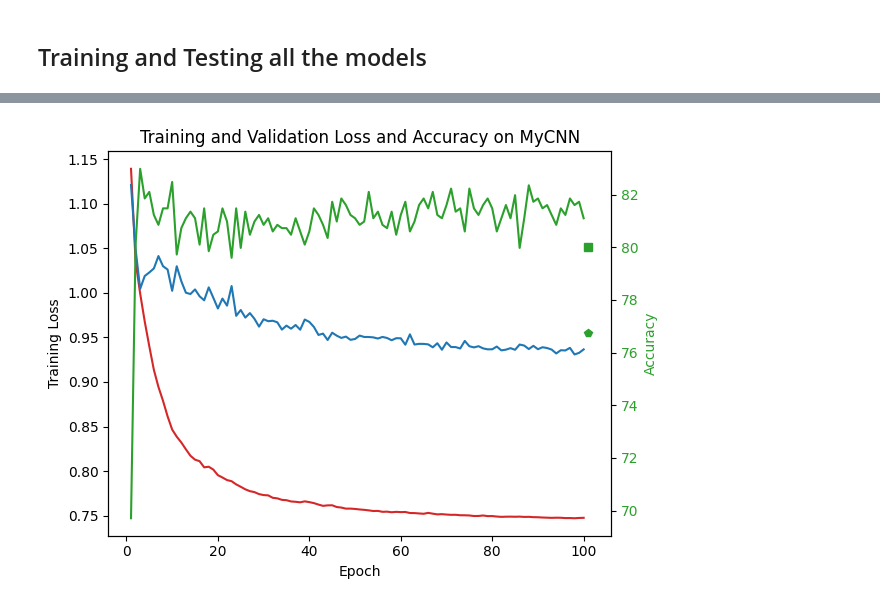
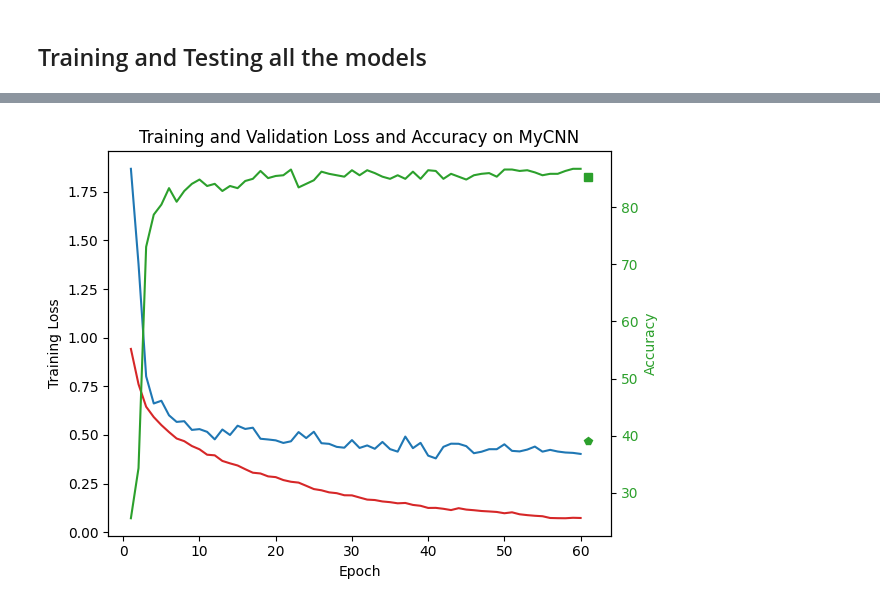
Before and after one commit to Akashkharita/PNW_Seismic_Event_Classification, a Jupyter notebook: deep_learning/Train_CNN_models.ipynb, the cells around one changed output, grey strips where cells are left out. Saved outputs shown, nothing was run; the diff lists cells and outputs as text; code cells hidden in the pictures.

Commit message:
experimenting on model design

```diff
--- a/deep_learning/Train_CNN_models.ipynb
+++ b/deep_learning/Train_CNN_models.ipynb
@@ -92,7 +92,7 @@ cat_noise['event_id'] = [cat_noise['trace_start_time'][i]+'_noise' for i in rang
 # %% [markdown]
 ### Data Prep
 # %%
-start=-40
+start=-50
 input_window_length=100 # in seconds
 fs=50 # target sampling rate
 
@@ -110,7 +110,8 @@ train_split = 70
 val_split=20
 test_split = 10
 learning_rate=0.001
-batch_size=64
-n_epochs=100
+batch_size=128
+n_epochs=60
+dropout=0.2
 criterion=nn.CrossEntropyLoss()
 # %% [markdown]
@@ -119,7 +120,7 @@ criterion=nn.CrossEntropyLoss()
 # defining a very simple CNN
 
 class MyCNN(nn.Module):
-    def __init__(self, num_classes=4, num_channels = 3):
+    def __init__(self, num_classes=4, num_channels = 3,dropout_rate=0.2):
         super(MyCNN, self).__init__()
         # Define the layers of the CNN architecture
         self.conv1 = nn.Conv1d(in_channels= num_channels, out_channels=8, kernel_size=9,stride=1,padding='same')
@@ -152,23 +153,25 @@ class MyCNN(nn.Module):
         # fc_input_size = self._get_conv_output_size(num_channels, 5000)
 
         # define dropout
-        self.dropout = nn.Dropout(0.2)
+        self.dropout = nn.Dropout(dropout_rate)
 
     def forward(self, x):
         x = F.relu(self.bn1(self.conv1(x))) # feature extraction, output size of 8,5000
         x = self.pool1(F.relu(self.bn2(self.conv2(x)))) # feature extraction, output size of 8,1250
+        x = self.dropout(x)
         # max pooling is done at this point, but after the 2 convolutions to avoid aliasing
         x = F.relu(self.bn3(self.conv3(x))) # feature extraction, output size of 16,1250
         x = self.pool1(F.relu(self.bn4(self.conv4(x)))) # feature extraction, output size of 16, 312
+        x = self.dropout(x)
         x =  F.relu(self.bn5(self.conv5(x))) # feature extraction, output size of 32, 312
         x = self.pool1(F.relu(self.bn6(self.conv6(x)))) # feature extraction, output size of 32, 78
+        x = self.dropout(x)
         x = F.relu(self.bn7(self.conv7(x))) # feature extraction, output size of 64, 78
         x = x.view(x.size(0), -1) # Flatten before fully connected layer, 4992 features!
+        x = self.dropout(x)
         x = F.relu(self.fc1_bn(self.fc1(x)))  # classifier
         x = self.fc2_bn(self.fc2(x)) # classifier
-
-        # Apply softmax for probabilities
-        x = torch.softmax(x, dim=1)
+        # do not apply softmax here, as it will be applied in the loss function
 
         return x
 # %%
@@ -195,13 +198,14 @@ class SeismicCNN(nn.Module):
 
         # x = self.pool1(F.relu(self.bn2(self.conv2(x)))) # feature extraction, output size of 8,1250
         x = self.pool(F.relu(self.bn1(self.conv1(x))))
-        # x = self.dropout(x)
+        x = self.dropout(x)
         x = self.pool(F.relu(self.bn2(self.conv2(x))))
-        # x = self.dropout(x)
+        x = self.dropout(x)
         x = x.view(x.size(0), -1)
         x = F.relu(self.fc1_bn(self.fc1(x)))
+        x = self.dropout(x)
         x = self.fc2_bn(self.fc2(x))
-        x = self.softmax(x)
+        # do not apply softmax here, as it will be applied in the loss function
         return x
 
     # Lets define a function to visualize the activation as well.
@@ -593,4 +666,4 @@ plt.show()
 # %%
-model2 = MyCNN(num_classes=4, num_channels=num_channels).to(device)  # Use 'cuda' if you have a GPU available
+model2 = MyCNN(num_classes=4, num_channels=num_channels,dropout_rate=0.2).to(device)  # Use 'cuda' if you have a GPU available
 (loss_time, val_loss_time, val_accuracy_time,test_loss,test_accuracy) = train_model(model2,train_loader,val_loader,test_loader,n_epochs=n_epochs,learning_rate=learning_rate,criterion=criterion)
 # %% [output]
@@ -614,20 +677,20 @@ model2 = MyCNN(num_classes=4, num_channels=num_channels).to(device)  # Use 'cuda
 # %%
 NN = len(loss_time)
 
 fig, ax1 = plt.subplots()
 ax1.set_xlabel('Epoch')
 ax1.set_ylabel('Training Loss')
 ax1.plot(np.arange(1, NN+1), loss_time, color='tab:red')
 ax1.plot(np.arange(1, NN+1), val_loss_time, color='tab:blue')
-ax1.plot(NN+1, test_loss, 'p', color='tab:green')
+ax1.plot(NN+1, test_loss, 'p', color='tab:blue')
 # ax1.tick_params(axis='y', labelcolor='tab:blue')
 ax2 = ax1.twinx()
 ax2.set_ylabel('Accuracy', color='tab:green')
 ax2.plot(np.arange(1, NN+1), val_accuracy_time, color='tab:green')
-ax2.plot(NN+1, test_accuracy, 's', color='tab:green')
+ax2.plot(NN+1, test_accuracy, 's', color='tab:green',size=20)
 ax2.tick_params(axis='y', labelcolor='tab:green')
 plt.title("Training and Validation Loss and Accuracy on MyCNN")
 fig.tight_layout()
 plt.show()
 # %% [output]
-[figure, old version]
+[figure, new version]
```
Also changed, not shown: parts of 11 cells of this notebook.
